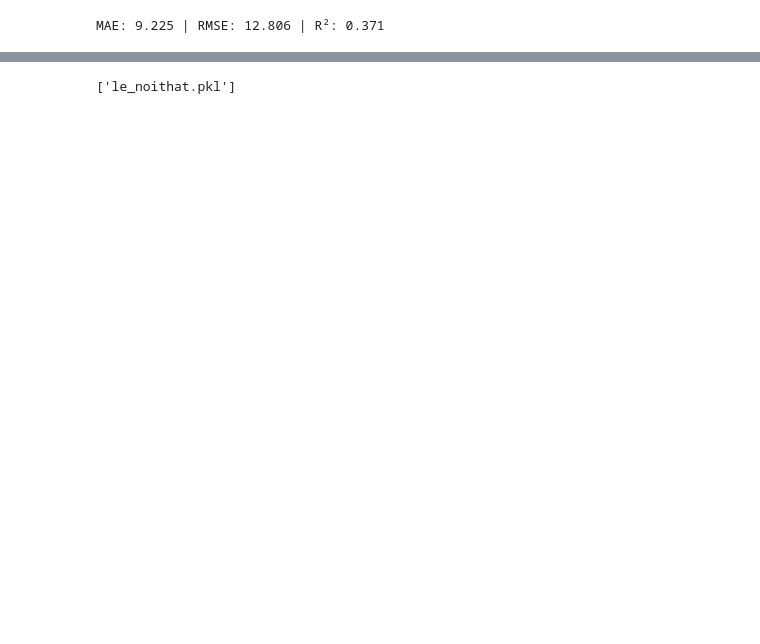
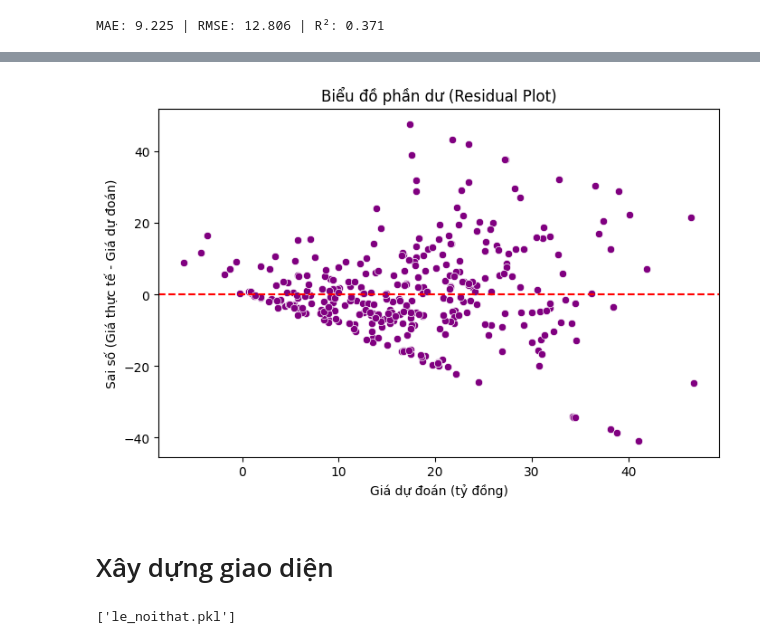
Before and after one commit to QuangHuy-IT/KHDL_Chuong3, a Jupyter notebook: bds.ipynb, the cells around one changed output, grey strips where cells are left out. Saved outputs shown, nothing was run; the diff lists cells and outputs as text; code cells hidden in the pictures; blank space fills up the shorter version.

```diff
--- a/bds.ipynb
+++ b/bds.ipynb
@@ -483,3 +499,18 @@ MAE: 9.225 | RMSE: 12.806 | R²: 0.371
+# %%
+import seaborn as sns
+residuals = Y_test - Y_pred
+
+plt.figure(figsize=(8,5))
+sns.scatterplot(x=Y_pred, y=residuals, color='purple')
+plt.axhline(0, color='red', linestyle='--')
+plt.title("Biểu đồ phần dư (Residual Plot)")
+plt.xlabel("Giá dự đoán (tỷ đồng)")
+plt.ylabel("Sai số (Giá thực tế - Giá dự đoán)")
+plt.show()
+# %% [output]
+[figure, added]
+# %% [markdown]
+# Xây dựng giao diện
 # %%
 import gradio as gr
 import joblib
```
Also changed, not shown: parts of 11 cells of this notebook, 1 other file.
